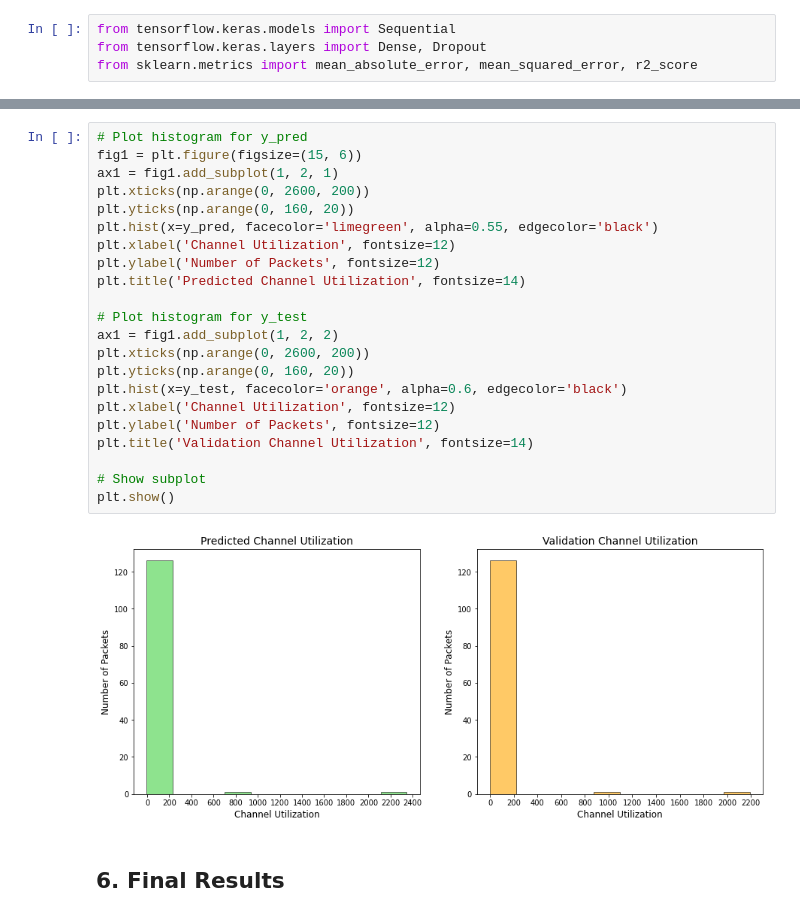
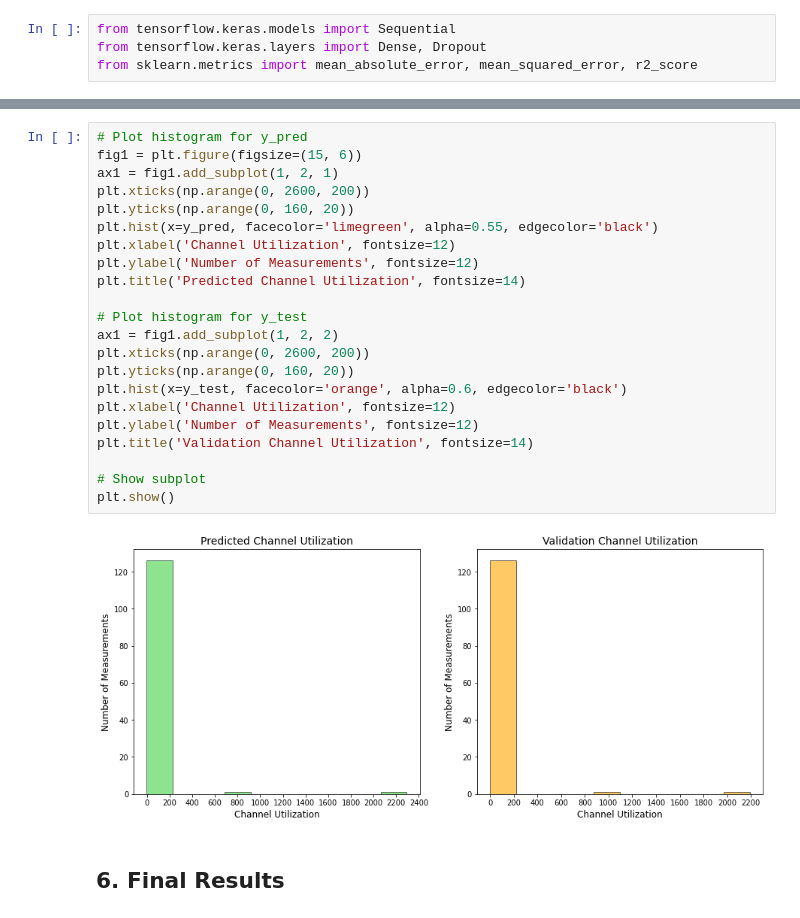
Before and after one commit to MarkLee7925/Optical-Interconnection-Network, a Jupyter notebook: Optical_Interconnection_Network_DNN.ipynb, the cells around one changed output, grey strips where cells are left out. Saved outputs shown, nothing was run; the diff lists cells and outputs as text.

```diff
--- a/Optical_Interconnection_Network_DNN.ipynb
+++ b/Optical_Interconnection_Network_DNN.ipynb
@@ -311,27 +311,27 @@ R^2 Score: 0.992
 # %%
 # Plot histogram for y_pred
 fig1 = plt.figure(figsize=(15, 6))
 ax1 = fig1.add_subplot(1, 2, 1)
 plt.xticks(np.arange(0, 2600, 200))
 plt.yticks(np.arange(0, 160, 20))
 plt.hist(x=y_pred, facecolor='limegreen', alpha=0.55, edgecolor='black')
 plt.xlabel('Channel Utilization', fontsize=12)
-plt.ylabel('Number of Packets', fontsize=12)
+plt.ylabel('Number of Measurements', fontsize=12)
 plt.title('Predicted Channel Utilization', fontsize=14)
 
 # Plot histogram for y_test
 ax1 = fig1.add_subplot(1, 2, 2)
 plt.xticks(np.arange(0, 2600, 200))
 plt.yticks(np.arange(0, 160, 20))
 plt.hist(x=y_test, facecolor='orange', alpha=0.6, edgecolor='black')
 plt.xlabel('Channel Utilization', fontsize=12)
-plt.ylabel('Number of Packets', fontsize=12)
+plt.ylabel('Number of Measurements', fontsize=12)
 plt.title('Validation Channel Utilization', fontsize=14)
 
 # Show subplot
 plt.show()
 # %% [output]
-[figure, old version]
+[figure, new version]
 # %% [markdown]
 ## 6. Final Results
 # %% [markdown]
```
Also changed, not shown: parts of 2 cells of this notebook.
